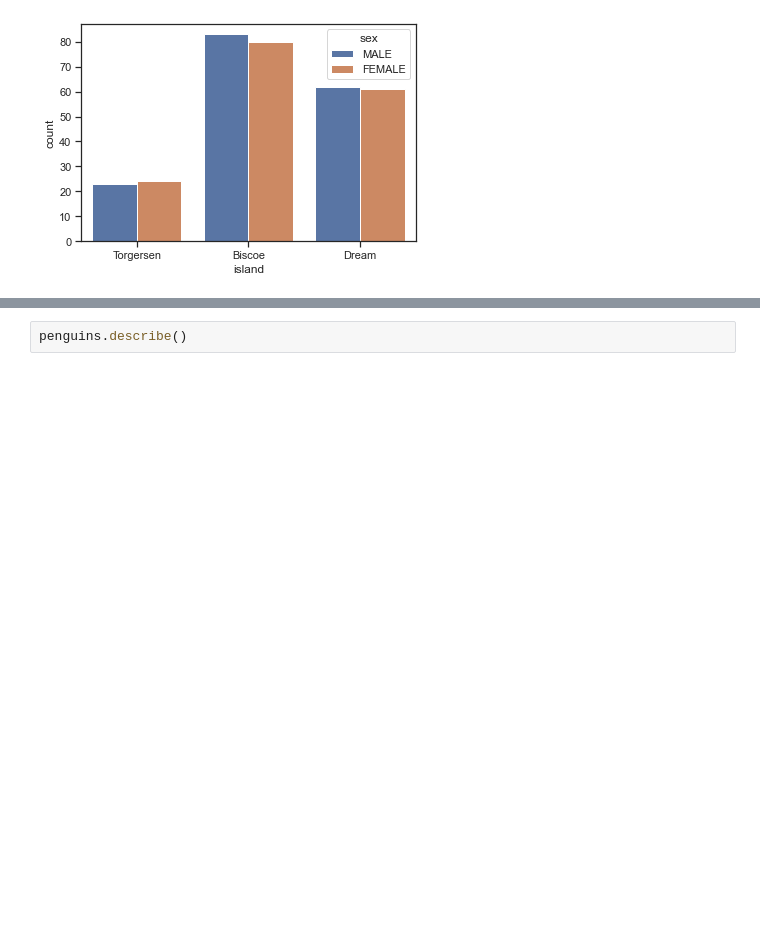
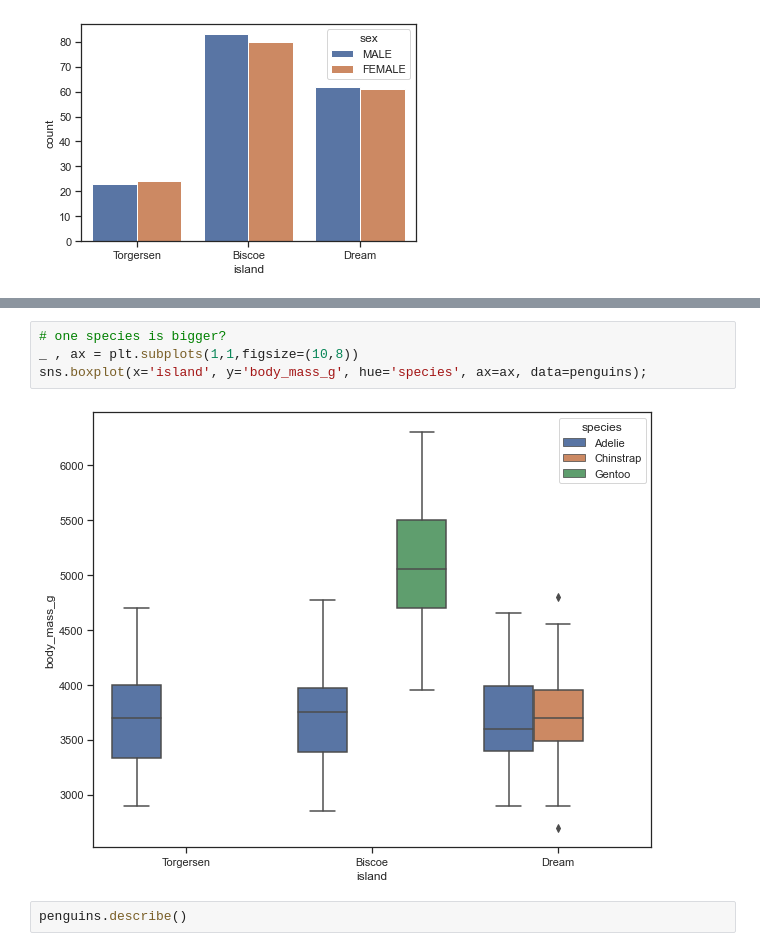
Before and after one commit to Carlene/INTRO-TO-DATA-ANALYSIS, a Jupyter notebook: logistic-regression/logistic_regression_assignment_1_solution.ipynb, the cells around one changed output, grey strips where cells are left out. Drawn from its saved outputs; the diff is of its cells as text; blank space fills up the shorter version.

```diff
--- a/logistic-regression/logistic_regression_assignment_1_solution.ipynb
+++ b/logistic-regression/logistic_regression_assignment_1_solution.ipynb
@@ -107,3 +120,9 @@ sex.plot.barh(stacked=True, figsize=(10,10));
+# %%
+# one species is bigger?
+_ , ax = plt.subplots(1,1,figsize=(10,8))
+sns.boxplot(x='island', y='body_mass_g', hue='species', ax=ax, data=penguins);
+# %% [output]
+[figure, added]
 # %%
 penguins.describe()
 # %% [output]
```
Also changed, not shown: parts of 4 cells of this notebook, 1 other file.
